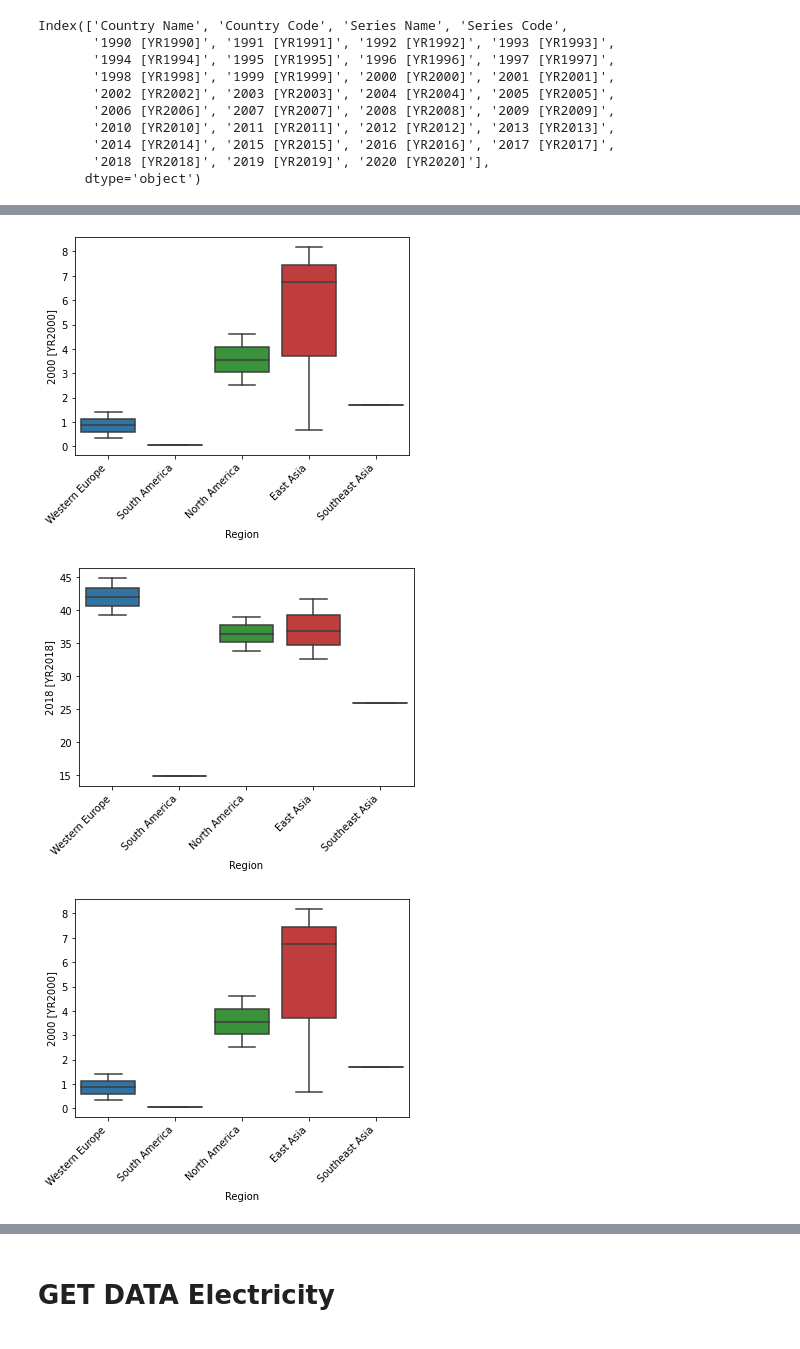
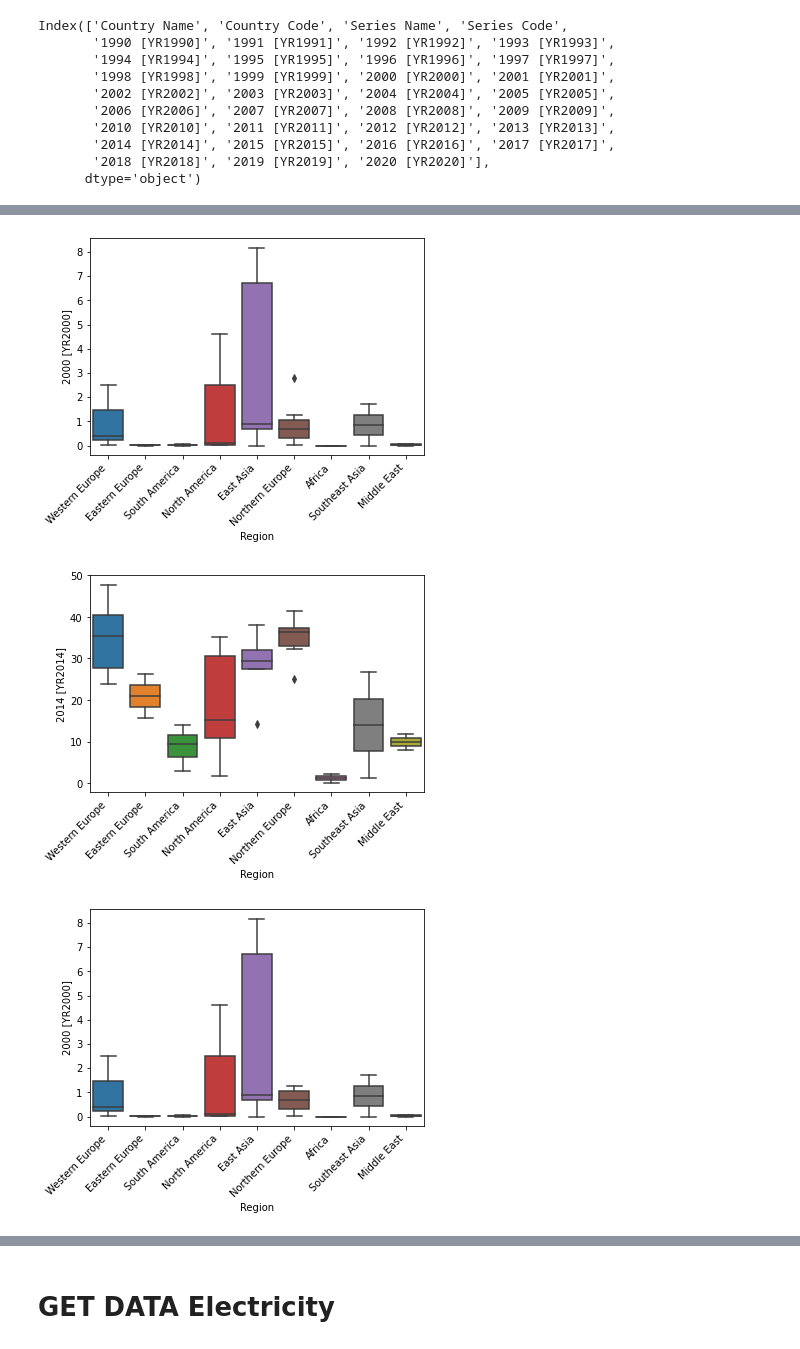
Before and after one commit to pant411/Pant_Stat_Asign1, a Jupyter notebook: assign1_part1.ipynb, the cells around one changed output, grey strips where cells are left out. Saved outputs shown, nothing was run; the diff lists cells and outputs as text; code cells hidden in the pictures.

```diff
--- a/assign1_part1.ipynb
+++ b/assign1_part1.ipynb
@@ -54,14 +48,6 @@ Index(['Country Name', 'Country Code', 'Series Name', 'Series Code',
        '2018 [YR2018]', '2019 [YR2019]', '2020 [YR2020]'],
       dtype='object')
 # %%
-broadband1 = country.join(broadband1[['Country Code', 'Series Name', 'Series Code',
-       '1990 [YR1990]', '1991 [YR1991]', '1992 [YR1992]', '1993 [YR1993]',
-       '1994 [YR1994]', '1995 [YR1995]', '1996 [YR1996]', '1997 [YR1997]',
-       '1998 [YR1998]', '1999 [YR1999]', '2000 [YR2000]', '2001 [YR2001]',
-       '2002 [YR2002]', '2003 [YR2003]', '2004 [YR2004]', '2005 [YR2005]',
-       '2006 [YR2006]', '2007 [YR2007]', '2008 [YR2008]', '2009 [YR2009]',
-       '2010 [YR2010]', '2011 [YR2011]', '2012 [YR2012]', '2013 [YR2013]',
-       '2014 [YR2014]', '2015 [YR2015]', '2016 [YR2016]', '2017 [YR2017]',
-       '2018 [YR2018]', '2019 [YR2019]', '2020 [YR2020]']])
-broadband1
+broadband1 = country.join(broadband1[['2000 [YR2000]', '2014 [YR2014]']])
+broadband1.head()
 # %% [output]
@@ -110,14 +115,14 @@ chart.set_xticklabels(chart.get_xticklabels(), rotation=45, horizontalalignment=
 fig = chart.get_figure()
 fig.savefig('pic_boxplot_part1/boxplot_broadband2000_with_outliers.jpg', orientation="horizontal", dpi = 300)
 # %% [output]
-[figure, old version]
+[figure, new version]
 # %%
-chart = sns.boxplot(x="Region",y="2018 [YR2018]",data=broadband1)
+chart = sns.boxplot(x="Region",y="2014 [YR2014]",data=broadband1)
 chart.set_xticklabels(chart.get_xticklabels(), rotation=45, horizontalalignment='right')
 fig = chart.get_figure()
 fig.savefig('pic_boxplot_part1/boxplot_broadband2014_with_outliers.jpg', orientation="horizontal", dpi = 300)
 # %% [output]
-[figure, old version]
+[figure, new version]
 # %%
 #broadband without outliers
 # %%
@@ -126,5 +131,5 @@ chart.set_xticklabels(chart.get_xticklabels(), rotation=45, horizontalalignment=
 fig = chart.get_figure()
 fig.savefig('pic_boxplot_part1/boxplot_broadband2000_without_outliers.jpg', orientation="horizontal", dpi = 300)
 # %% [output]
-[figure, old version]
+[figure, new version]
 # %%
```
Also changed, not shown: parts of 26 cells of this notebook, 41 other files.
